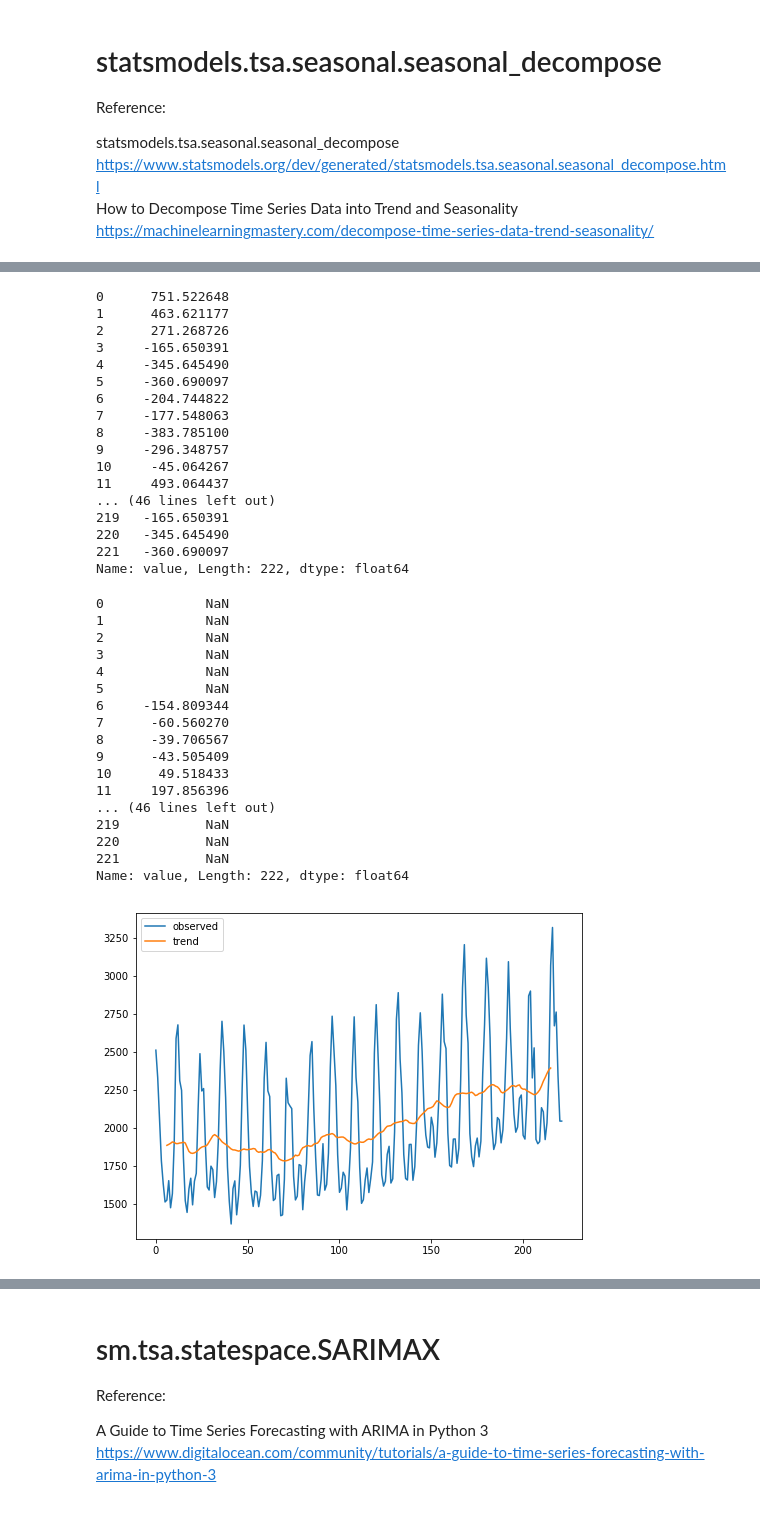
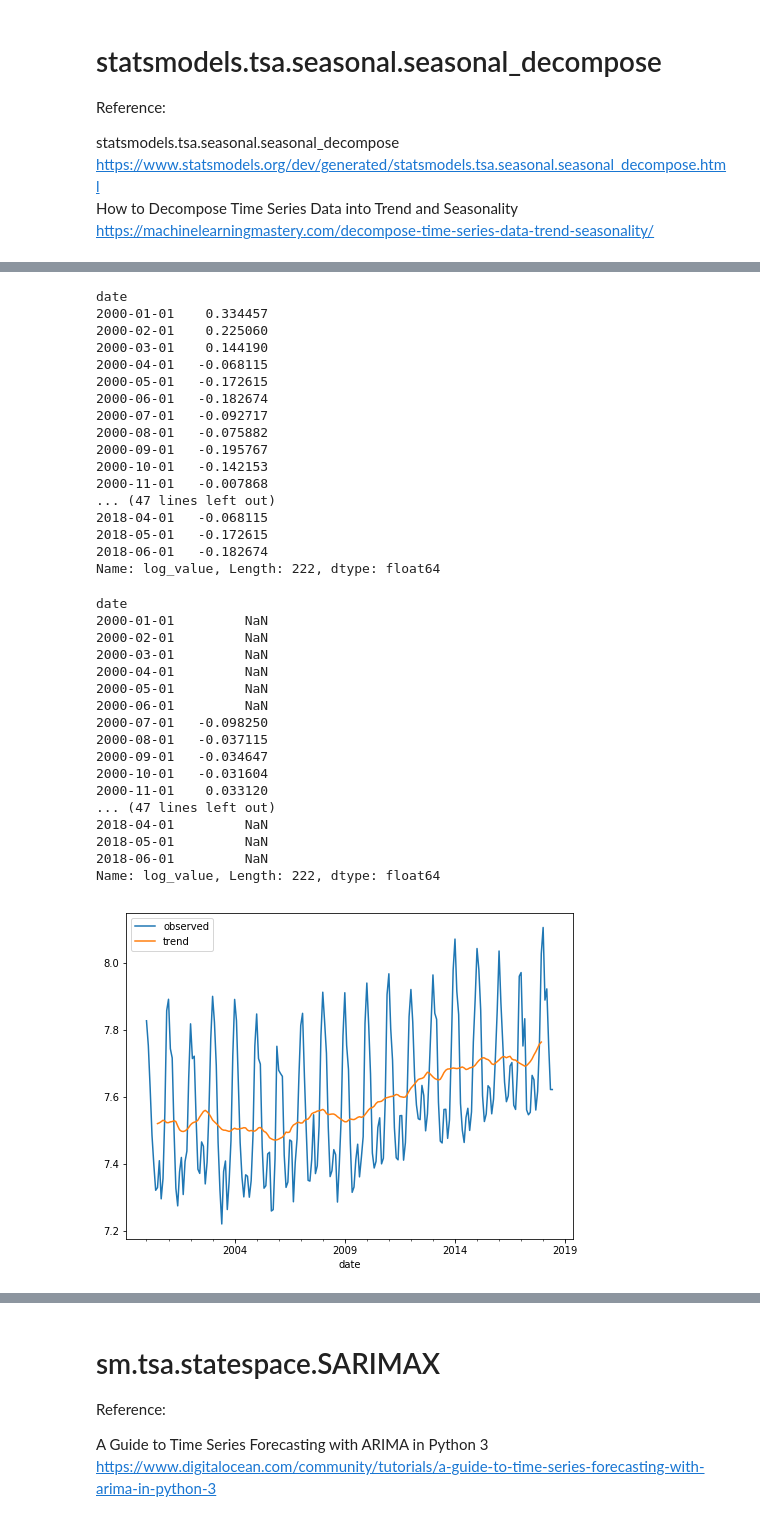
Before and after one commit to matsueushi/timeseries_notebook, a Jupyter notebook: timeseries_python.ipynb, the cells around one changed output, grey strips where cells are left out. Cells and saved outputs as stored; diff of their text form; code cells hidden in the pictures.

```diff
--- a/timeseries_python.ipynb
+++ b/timeseries_python.ipynb
@@ -56,6 +56,8 @@ timeseries_json = json.loads(timeseries_result.text)
 data_df = pd.DataFrame(timeseries_json['observations'])
 data_df = data_df[['date', 'value']]
 data_df['date'] = pd.to_datetime(data_df['date'])
+data_df.set_index('date', inplace=True)
 data_df['value'] = pd.to_numeric(data_df['value'])
+data_df['log_value'] = np.log(data_df['value'])
 # %%
 plt.figure(figsize=(8, 6))
@@ -74,7 +75,7 @@ https://www.statsmodels.org/dev/generated/statsmodels.tsa.seasonal.seasonal_deco
 How to Decompose Time Series Data into Trend and Seasonality
 https://machinelearningmastery.com/decompose-time-series-data-trend-seasonality/
 # %%
-seas_dec_result = seasonal_decompose(data_df['value'], model='additive', freq=12)
+seas_dec_result = seasonal_decompose(data_df['log_value'], model='additive', freq=12)
 # %%
 seas_dec_result.trend
 # %% [output]
@@ -98,46 +99,47 @@ Name: value, Length: 222, dtype: float64
 # %%
 seas_dec_result.seasonal
 # %% [output]
-0      751.522648
-1      463.621177
-2      271.268726
-3     -165.650391
-4     -345.645490
-5     -360.690097
-6     -204.744822
-7     -177.548063
-8     -383.785100
-9     -296.348757
-10     -45.064267
-11     493.064437
-... (46 lines left out)
-219   -165.650391
-220   -345.645490
-221   -360.690097
-Name: value, Length: 222, dtype: float64
+date
+2000-01-01    0.334457
+2000-02-01    0.225060
+2000-03-01    0.144190
+2000-04-01   -0.068115
+2000-05-01   -0.172615
+2000-06-01   -0.182674
+2000-07-01   -0.092717
+2000-08-01   -0.075882
+2000-09-01   -0.195767
+2000-10-01   -0.142153
+2000-11-01   -0.007868
+... (47 lines left out)
+2018-04-01   -0.068115
+2018-05-01   -0.172615
+2018-06-01   -0.182674
+Name: log_value, Length: 222, dtype: float64
 # %%
 seas_dec_result.resid
 # %% [output]
-0             NaN
-1             NaN
-2             NaN
-3             NaN
-4             NaN
-5             NaN
-6     -154.809344
-7      -60.560270
-8      -39.706567
-9      -43.505409
-10      49.518433
-11     197.856396
-... (46 lines left out)
-219           NaN
-220           NaN
-221           NaN
-Name: value, Length: 222, dtype: float64
+date
+2000-01-01         NaN
+2000-02-01         NaN
+2000-03-01         NaN
+2000-04-01         NaN
+2000-05-01         NaN
+2000-06-01         NaN
+2000-07-01   -0.098250
+2000-08-01   -0.037115
+2000-09-01   -0.034647
+2000-10-01   -0.031604
+2000-11-01    0.033120
+... (47 lines left out)
+2018-04-01         NaN
+2018-05-01         NaN
+2018-06-01         NaN
+Name: log_value, Length: 222, dtype: float64
 # %%
-seas_dec_result.observed.plot(figsize=(8, 6), label='observed');
-seas_dec_result.trend.plot(figsize=(8, 6), label='trend');
+plt.figure(figsize=(8, 6))
+seas_dec_result.observed.plot(label='observed');
+seas_dec_result.trend.plot(label='trend');
 plt.legend();
 # %% [output]
-[figure, old version]
+[figure, new version]
```
Also changed, not shown: parts of 17 cells of this notebook, 1 other file.
